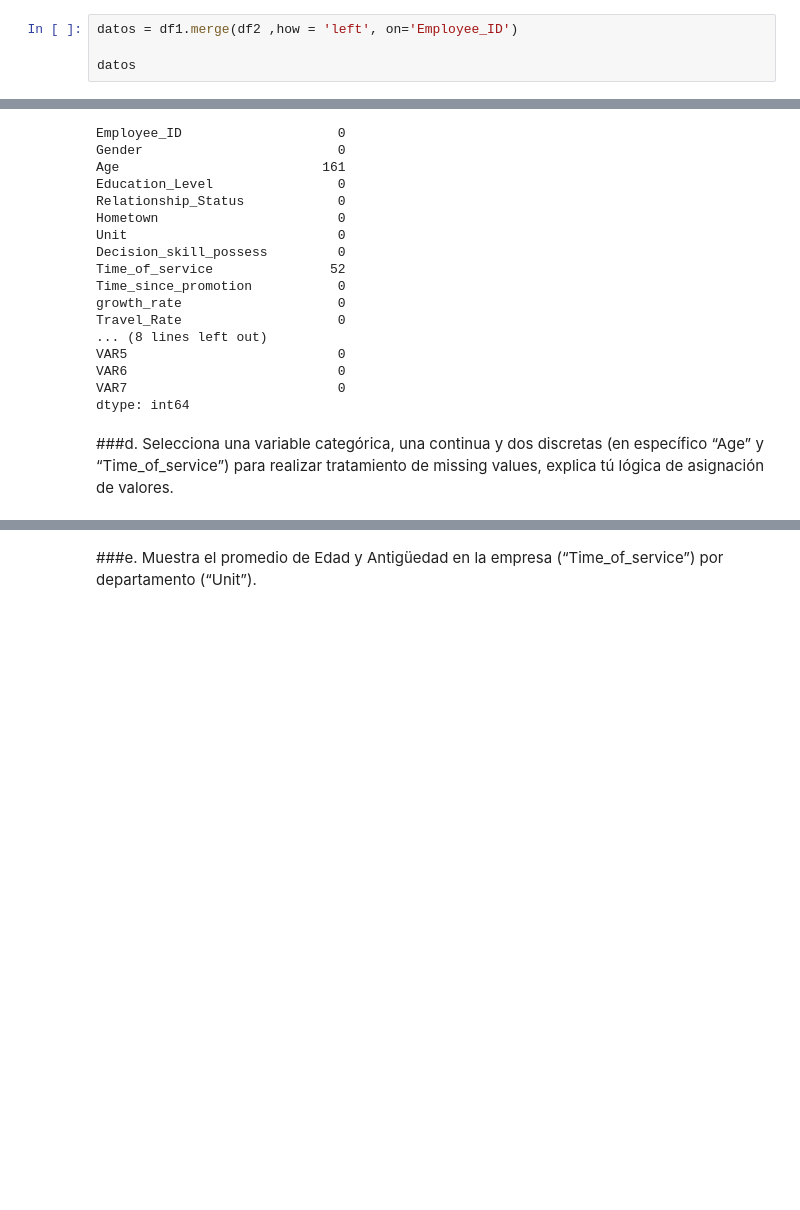
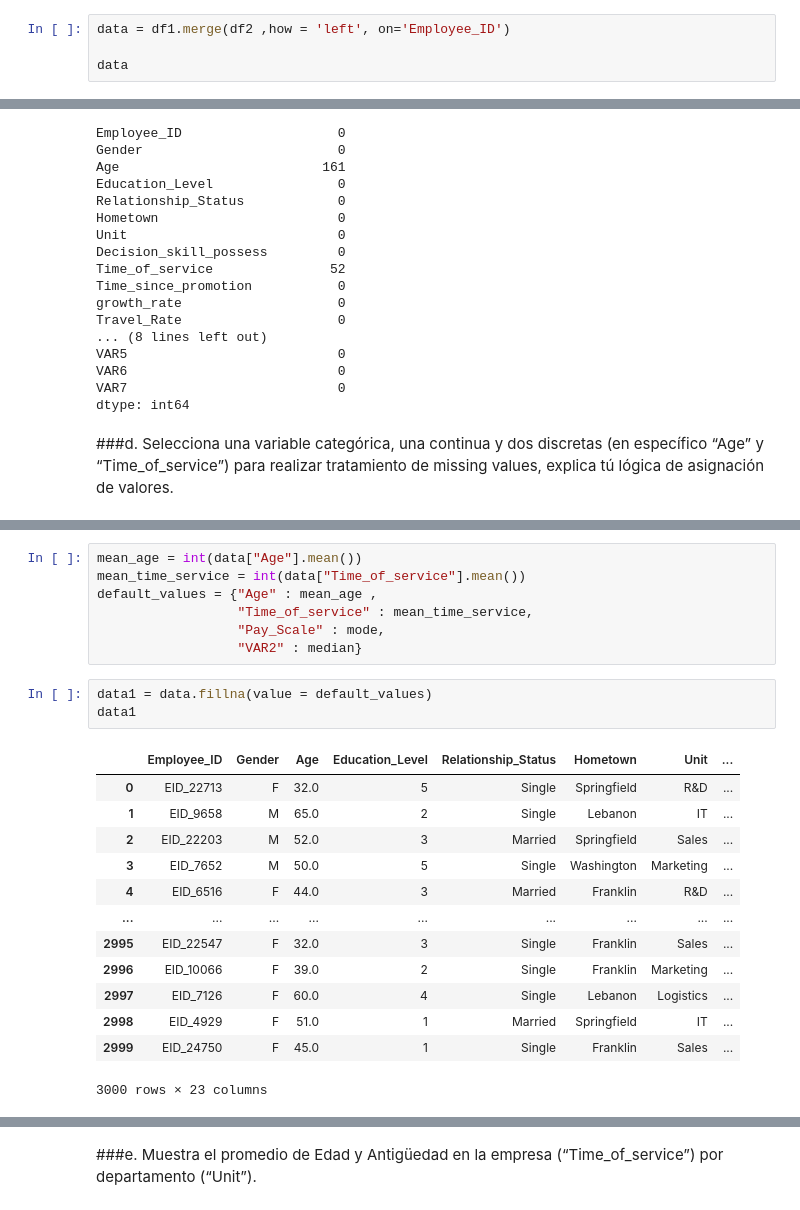
Before and after one commit to FERIUXER/Fernando-Ivan-Ramos-Esparza, a Jupyter notebook: Círculo_de_Crédito_FIRE_.ipynb, the cells around one changed output, grey strips where cells are left out. Drawn from its saved outputs; the diff is of its cells as text; blank space fills up the shorter version.

```diff
--- a/Círculo_de_Crédito_FIRE_.ipynb
+++ b/Círculo_de_Crédito_FIRE_.ipynb
@@ -57,9 +60,9 @@ df2
 # %% [markdown]
 ###b. Realizar join de ambas bases por el identificador único correspondiente.
 # %%
-datos = df1.merge(df2 ,how = 'left', on='Employee_ID')
+data = df1.merge(df2 ,how = 'left', on='Employee_ID')
 
-datos
+data
 # %% [output]
 |  | Employee_ID | Gender | Age | Education_Level | Relationship_Status | Hometown | Unit | ... |
 | 0 | EID_22713 | F | 32.0 | 5 | Single | Springfield | R&D | ... |
@@ -133,0 +157,24 @@ dtype: int64
+# %%
+mean_age = int(data["Age"].mean())
+mean_time_service = int(data["Time_of_service"].mean())
+default_values = {"Age" : mean_age ,
+                  "Time_of_service" : mean_time_service,
+                  "Pay_Scale" : mode,
+                  "VAR2" : median}
+# %%
+data1 = data.fillna(value = default_values)
+data1
+# %% [output]
+|  | Employee_ID | Gender | Age | Education_Level | Relationship_Status | Hometown | Unit | ... |
+| 0 | EID_22713 | F | 32.0 | 5 | Single | Springfield | R&D | ... |
+| 1 | EID_9658 | M | 65.0 | 2 | Single | Lebanon | IT | ... |
+| 2 | EID_22203 | M | 52.0 | 3 | Married | Springfield | Sales | ... |
+| 3 | EID_7652 | M | 50.0 | 5 | Single | Washington | Marketing | ... |
+| 4 | EID_6516 | F | 44.0 | 3 | Married | Franklin | R&D | ... |
+| ... | ... | ... | ... | ... | ... | ... | ... | ... |
+| 2995 | EID_22547 | F | 32.0 | 3 | Single | Franklin | Sales | ... |
+| 2996 | EID_10066 | F | 39.0 | 2 | Single | Franklin | Marketing | ... |
+| 2997 | EID_7126 | F | 60.0 | 4 | Single | Lebanon | Logistics | ... |
+| 2998 | EID_4929 | F | 51.0 | 1 | Married | Springfield | IT | ... |
+| 2999 | EID_24750 | F | 45.0 | 1 | Single | Franklin | Sales | ... |
+3000 rows × 23 columns
```
Also changed, not shown: parts of 7 cells of this notebook.
